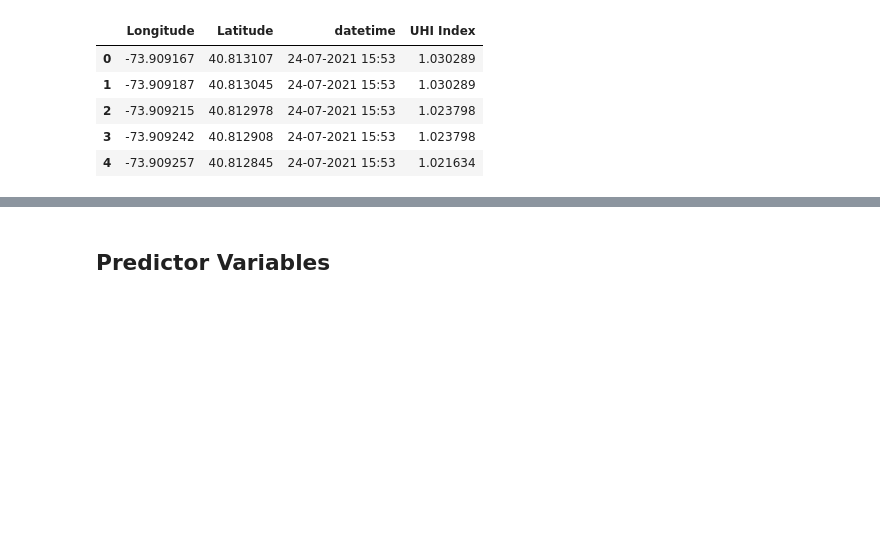
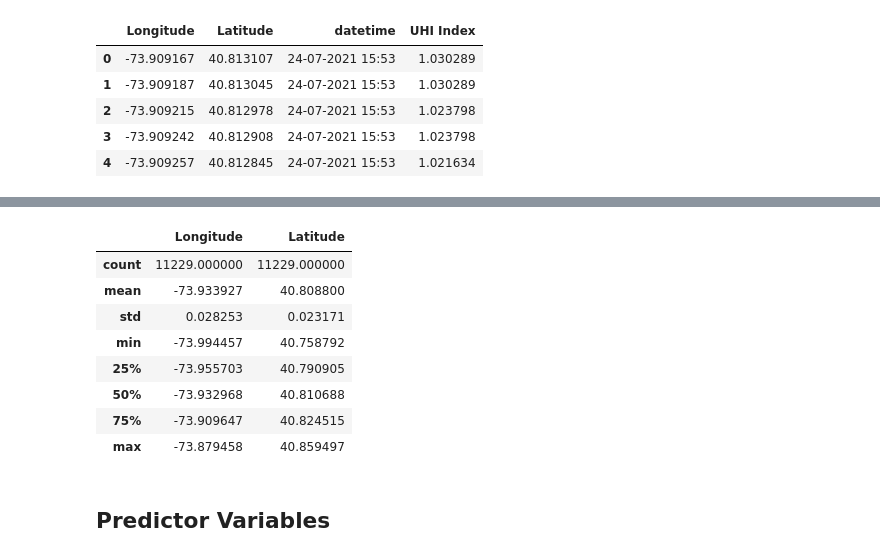
Before and after one commit to jeremy-jmc/ey2025-challenge, a Jupyter notebook: baseline/UHI Experiment Sample Benchmark Notebook V5.ipynb, the cells around one changed output, grey strips where cells are left out. Cells and saved outputs as stored; diff of their text form; code cells hidden in the pictures; blank space fills up the shorter version.

Commit message:
check notebooks

```diff
--- a/baseline/UHI Experiment Sample Benchmark Notebook V5.ipynb
+++ b/baseline/UHI Experiment Sample Benchmark Notebook V5.ipynb
@@ -94,3 +114,16 @@ ground_df.head()
+# %%
+# `lower_left` and `upper_right` variables of the "Sentinel2_GeoTIFF" notebook
+ground_df[['Longitude', 'Latitude']].describe()
+# %% [output]
+|  | Longitude | Latitude |
+| count | 11229.000000 | 11229.000000 |
+| mean | -73.933927 | 40.808800 |
+| std | 0.028253 | 0.023171 |
+| min | -73.994457 | 40.758792 |
+| 25% | -73.955703 | 40.790905 |
+| 50% | -73.932968 | 40.810688 |
+| 75% | -73.909647 | 40.824515 |
+| max | -73.879458 | 40.859497 |
 # %% [markdown]
 ## Predictor Variables
 # %% [markdown]
```
Also changed, not shown: parts of 15 cells of this notebook, 1 other file.
